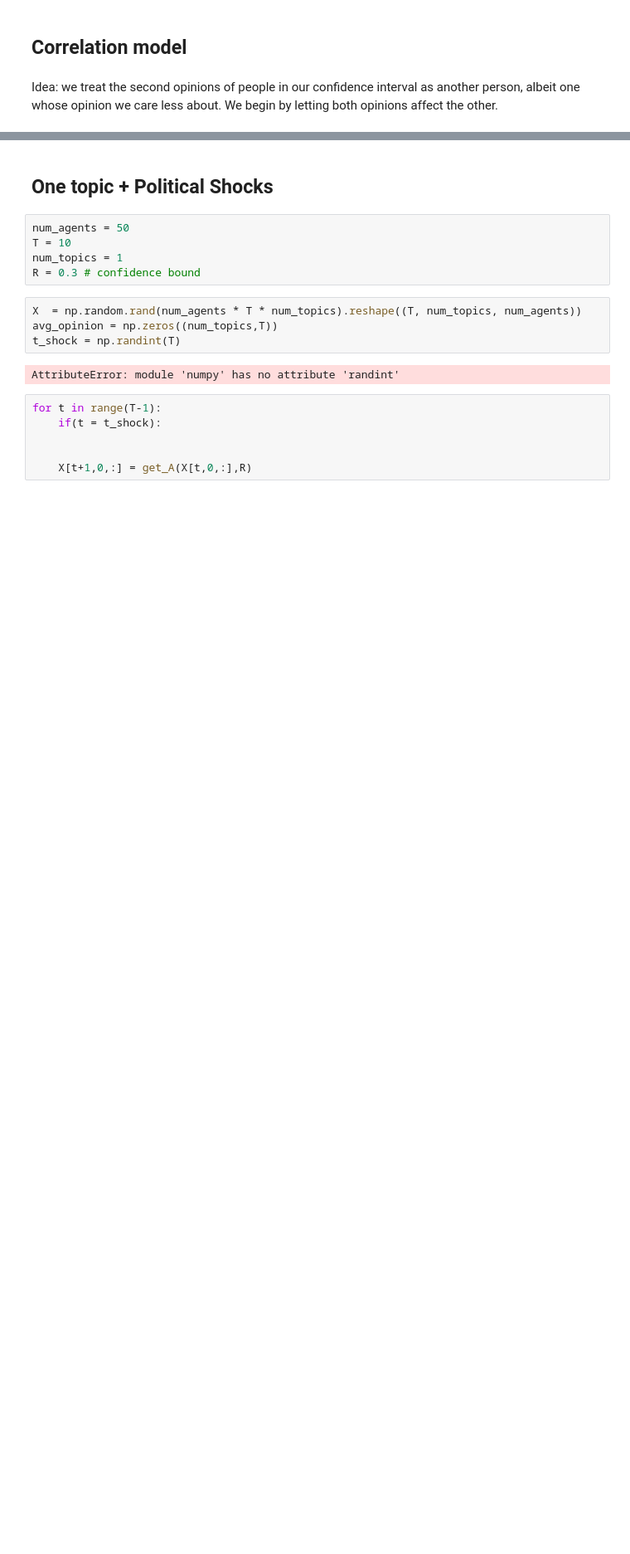
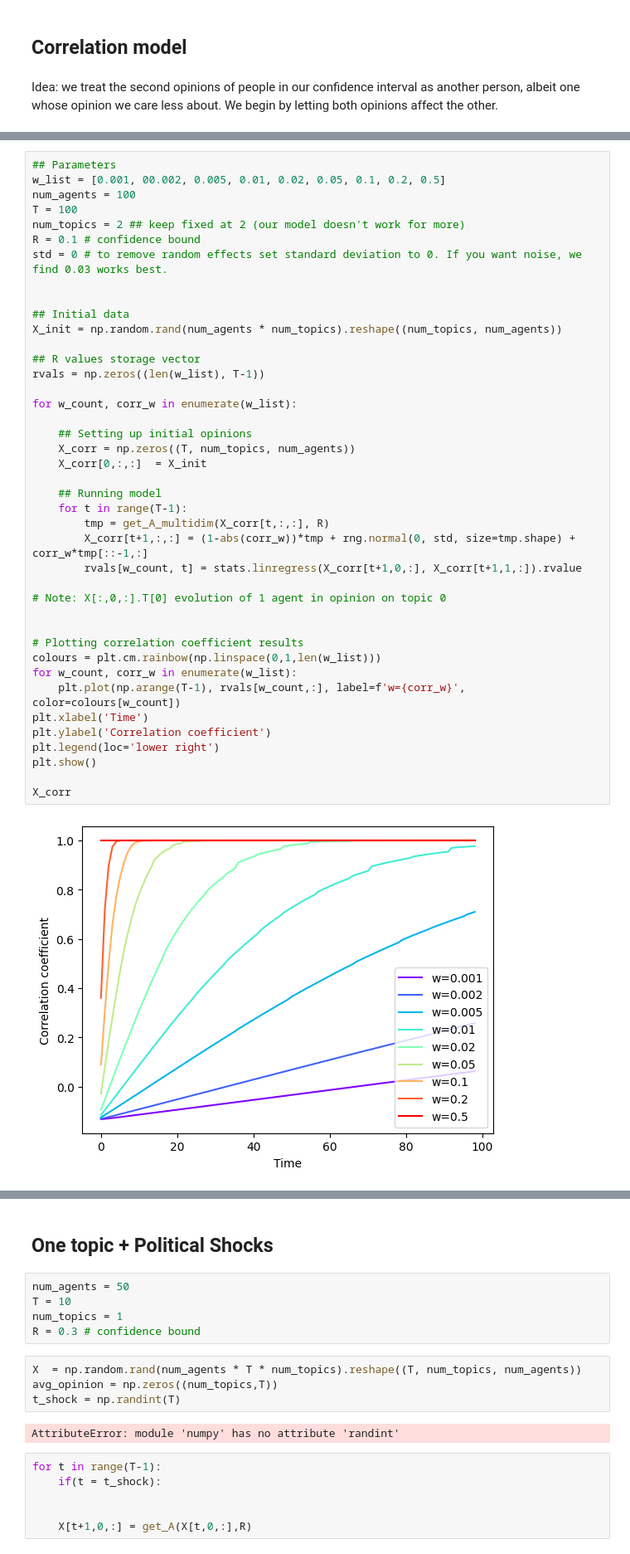
Before and after one commit to ardenpalme/IndMathProj2, a Jupyter notebook: Numerical_soln_2D_model.ipynb, the cells around one changed output, grey strips where cells are left out. Shown at 83% size. Cells and saved outputs as stored; diff of their text form; blank space fills up the shorter version.

```diff
--- a/Numerical_soln_2D_model.ipynb
+++ b/Numerical_soln_2D_model.ipynb
@@ -357,0 +367,43 @@ array([[[0.89690524, 0.28568423, 0.66093315, ..., 0.71646566,
+# %%
+## Parameters
+w_list = [0.001, 00.002, 0.005, 0.01, 0.02, 0.05, 0.1, 0.2, 0.5]
+num_agents = 100
+T = 100
+num_topics = 2 ## keep fixed at 2 (our model doesn't work for more)
+R = 0.1 # confidence bound
+std = 0 # to remove random effects set standard deviation to 0. If you want noise, we find 0.03 works best.
+
+
+## Initial data
+X_init = np.random.rand(num_agents * num_topics).reshape((num_topics, num_agents))
+
+## R values storage vector
+rvals = np.zeros((len(w_list), T-1))
+
+for w_count, corr_w in enumerate(w_list):
+
+    ## Setting up initial opinions
+    X_corr = np.zeros((T, num_topics, num_agents))
+    X_corr[0,:,:]  = X_init
+
+    ## Running model
+    for t in range(T-1):
+        tmp = get_A_multidim(X_corr[t,:,:], R)
+        X_corr[t+1,:,:] = (1-abs(corr_w))*tmp + rng.normal(0, std, size=tmp.shape) + corr_w*tmp[::-1,:]
+        rvals[w_count, t] = stats.linregress(X_corr[t+1,0,:], X_corr[t+1,1,:]).rvalue
+
+# Note: X[:,0,:].T[0] evolution of 1 agent in opinion on topic 0
+
+
+# Plotting correlation coefficient results
+colours = plt.cm.rainbow(np.linspace(0,1,len(w_list)))
+for w_count, corr_w in enumerate(w_list):
+    plt.plot(np.arange(T-1), rvals[w_count,:], label=f'w={corr_w}', color=colours[w_count])
+plt.xlabel('Time')
+plt.ylabel('Correlation coefficient')
+plt.legend(loc='lower right')
+plt.show()
+
+X_corr
+# %% [output]
+[figure, added]
```
Also changed, not shown: parts of 7 cells of this notebook.
